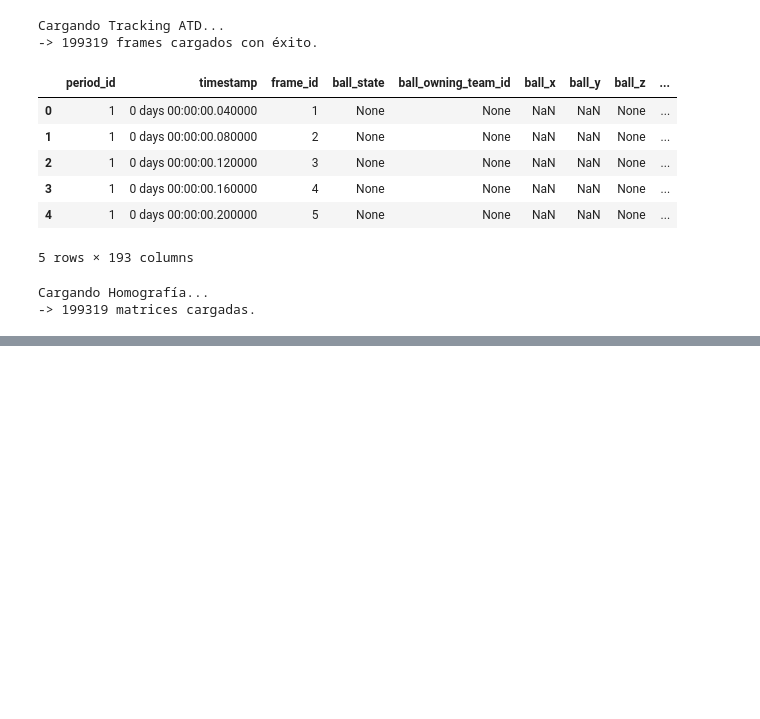
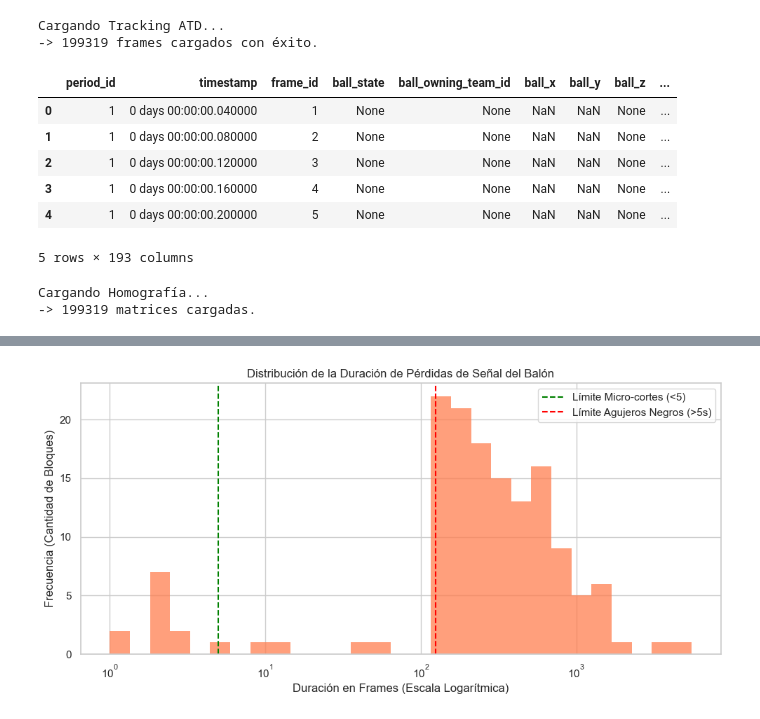
Before and after one commit to nerirulu/more-than-a-hack-2027, a Jupyter notebook: code/1. EDA.ipynb, the cells around one changed output, grey strips where cells are left out. Drawn from its saved outputs; the diff is of its cells as text; code cells hidden in the pictures; blank space fills up the shorter version.

```diff
--- a/code/1. EDA.ipynb
+++ b/code/1. EDA.ipynb
@@ -105,0 +258,89 @@ Cargando Homografía...
+# %%
+import pandas as pd
+import numpy as np
+import matplotlib.pyplot as plt
+import seaborn as sns
+
+# Configuración visual
+sns.set_theme(style="whitegrid")
+
+def analizar_nans_balon(frame_df, col_x='ball_x', fps=25, umbrales=None):
+    """
+    Analiza y clasifica los NaNs del balón.
+    Si se proporcionan 'umbrales' (lista de 4 frames), evalúa solo el tiempo
+    de juego de la 1ª y 2ª parte, omitiendo calentamiento y descansos.
+    """
+    if umbrales is not None and len(umbrales) == 4:
+        u1, u2, u3, u4 = umbrales
+
+        # Filtrar por 'frame_id' si existe, si no usar el índice numérico
+        if 'frame_id' in frame_df.columns:
+            part1 = frame_df[(frame_df['frame_id'] >= u1) & (frame_df['frame_id'] <= u2)]
+            part2 = frame_df[(frame_df['frame_id'] >= u3) & (frame_df['frame_id'] <= u4)]
+        else:
+            part1 = frame_df.loc[u1:u2]
+            part2 = frame_df.loc[u3:u4]
+
+        total_frames = len(part1) + len(part2)
+
+        # Función auxiliar para extraer el tamaño de cada bloque de NaNs
+        def get_duraciones(df):
+            is_nan = df[col_x].isna()
+            # value_counts devuelve cuántas veces se repite cada bloque (su duración)
+            return pd.Series((~is_nan).cumsum()[is_nan].value_counts().values)
+
+        # Unimos las duraciones de las dos partes en una sola lista (Series)
+        duraciones_frames = pd.concat([get_duraciones(part1), get_duraciones(part2)], ignore_index=True)
+        total_nans = part1[col_x].isna().sum() + part2[col_x].isna().sum()
+
+    else:
+        # Comportamiento original si se pasa el DataFrame completo sin umbrales
+        is_nan = frame_df[col_x].isna()
+        bloques_nan = (~is_nan).cumsum()[is_nan]
+        duraciones_frames = pd.Series(bloques_nan.value_counts().values)
+        total_nans = is_nan.sum()
+        total_frames = len(frame_df)
+
+    if duraciones_frames.empty:
+        print("¡No se encontraron NaNs en la trayectoria del balón en los tramos seleccionados!")
+        return duraciones_frames
+
+    # 3. Clasificación Matemática
+    micro_cortes = duraciones_frames[duraciones_frames < 5]
+    zona_gris = duraciones_frames[(duraciones_frames >= 5) & (duraciones_frames <= fps)]
+    agujeros_negros = duraciones_frames[duraciones_frames > fps] # > 1 segundo
+
+    # 4. Reporte por consola
+    print("=== AUDITORÍA DE NaNs DEL BALÓN ===")
+    print(f"Total de pérdidas de señal (bloques): {len(duraciones_frames)}")
+    print(f"Micro-cortes (< 5 frames): {len(micro_cortes)} ({(len(micro_cortes)/len(duraciones_frames))*100:.1f}%)")
+    print(f"Zona gris (5 - {fps} frames): {len(zona_gris)} ({(len(zona_gris)/len(duraciones_frames))*100:.1f}%)")
+    print(f"Agujeros Negros (> 5 seg): {len(agujeros_negros)} ({(len(agujeros_negros)/len(duraciones_frames))*100:.1f}%)")
+
+    # Proporción total de NaNs sobre el tiempo EFECTIVO de partido
+    print(f"\nPorcentaje total de frames sin balón: {(total_nans/total_frames)*100:.1f}%")
+
+    # 5. Histograma de distribución
+    plt.figure(figsize=(10, 5))
+
+    # Usar escala logarítmica para los bins debido a la diferencia de magnitudes
+    bins = np.logspace(0, np.log10(duraciones_frames.max() + 1), 30)
+    sns.histplot(duraciones_frames, bins=bins, color='coral', kde=False)
+
+    plt.xscale('log')
+    plt.axvline(x=5, color='green', linestyle='--', label='Límite Micro-cortes (<5)')
+    plt.axvline(x=fps, color='red', linestyle='--', label='Límite Agujeros Negros (>5s)')
+
+    plt.title('Distribución de la Duración de Pérdidas de Señal del Balón')
+    plt.xlabel('Duración en Frames (Escala Logarítmica)')
+    plt.ylabel('Frecuencia (Cantidad de Bloques)')
+    plt.legend()
+    plt.tight_layout()
+    plt.show()
+
+    return duraciones_frames
+
+# EJECUCIÓN
+frames_importantes = [11150, 88750, 113725, 190225]
+duraciones = analizar_nans_balon(frame_df, col_x='ball_x', fps=125, umbrales=frames_importantes)
+# %% [output]
@@ -105,0 +354 @@ Cargando Homografía...
+[figure, added]
```
Also changed, not shown: parts of 26 cells of this notebook.
